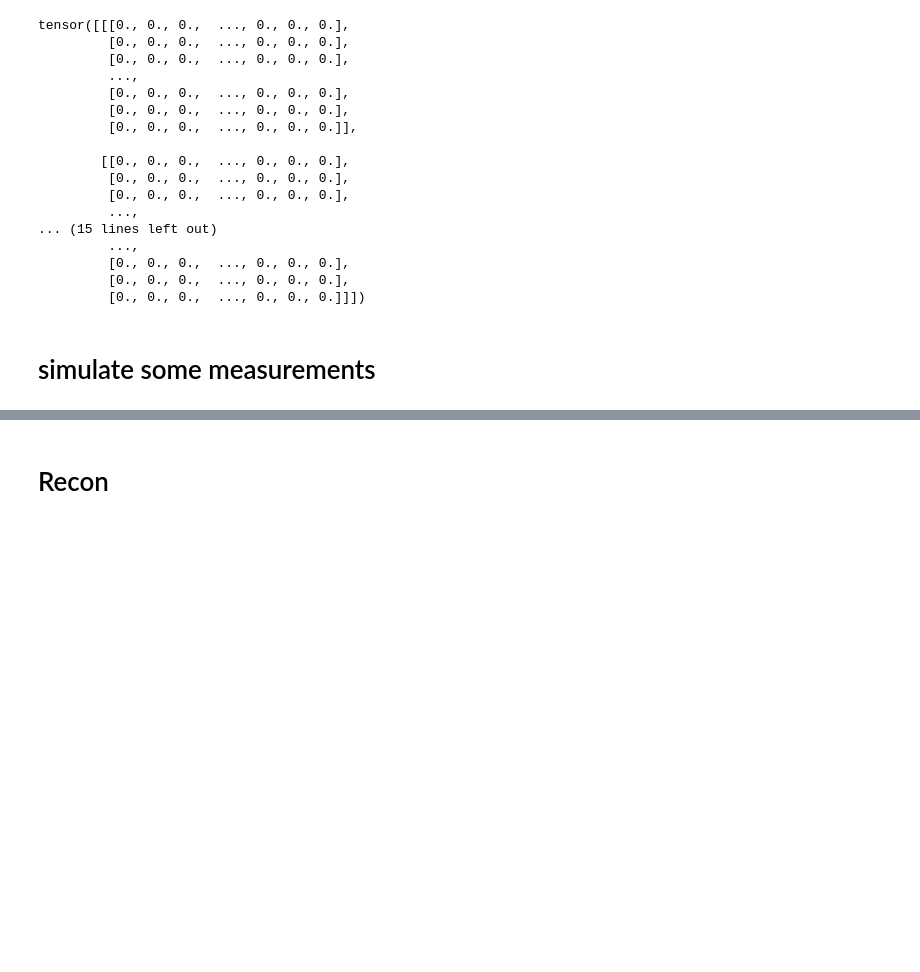
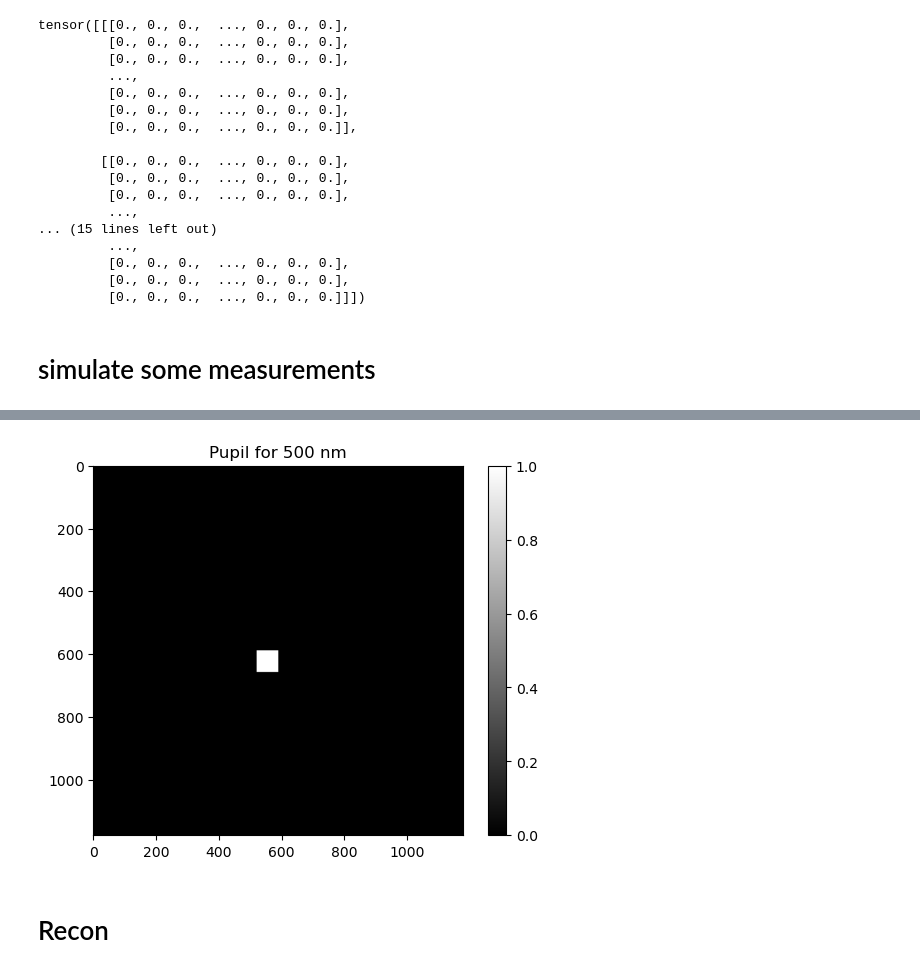
Before and after one commit to neerja/spectral_fourier_ptychography, a Jupyter notebook: spectralfpm_sim.ipynb, the cells around one changed output, grey strips where cells are left out. Cells and saved outputs as stored; diff of their text form; code cells hidden in the pictures; blank space fills up the shorter version.

```diff
--- a/spectralfpm_sim.ipynb
+++ b/spectralfpm_sim.ipynb
@@ -118,3 +133,11 @@ measstack = fpm_setup.createMeasStackFromListIllums()
+# %%
+pup =  fpm_setup.pupilstack[2,:,:].detach().cpu().numpy()
+plt.imshow(pup, cmap = 'gray')
+plt.colorbar()
+plt.title('Pupil for 500 nm')
+plt.show()
+# %% [output]
+[figure, added]
 # %% [markdown]
 # Recon
 # %%
```
Also changed, not shown: parts of 8 cells of this notebook, 1 other file.
